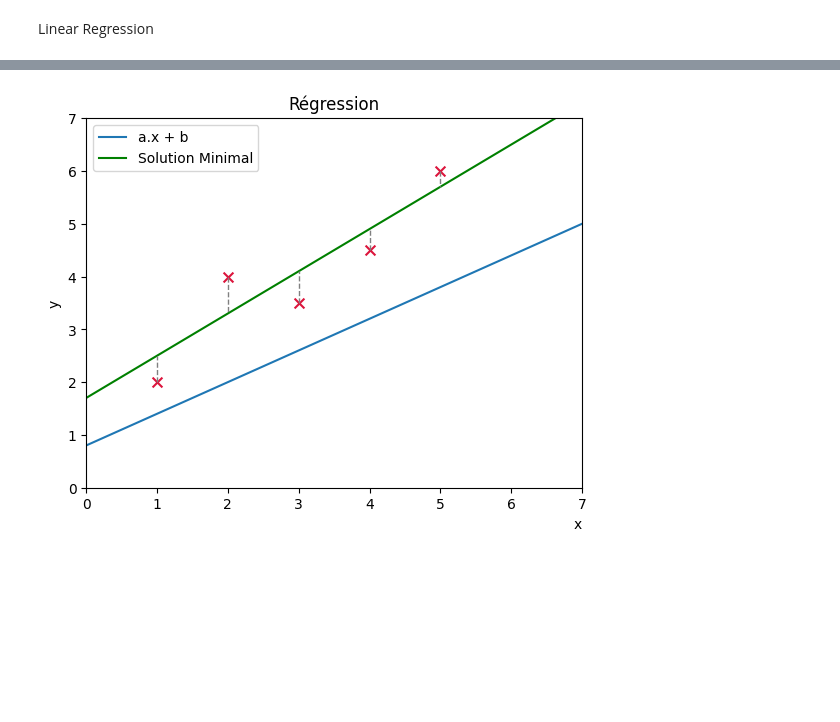
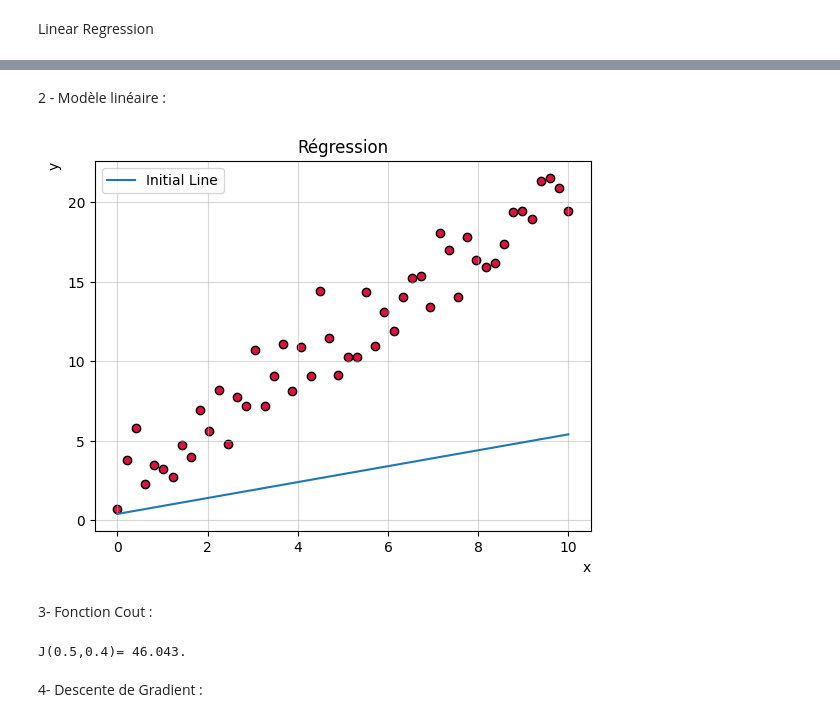
Before and after one commit to AbdelDjaliLBlk/CS-Materials, a Jupyter notebook: Semestre07/Machine Learning/Regression.ipynb, the cells around one changed output, grey strips where cells are left out. Drawn from its saved outputs; the diff is of its cells as text; code cells hidden in the pictures; blank space fills up the shorter version.

```diff
--- a/Semestre07/Machine Learning/Regression.ipynb
+++ b/Semestre07/Machine Learning/Regression.ipynb
@@ -6,4 +8,7 @@ import matplotlib.pyplot as plt
 # %%
-x = np.linspace(0, 7, 100)
-points_x = np.array([1, 2, 3, 4, 5])
-points_y = np.array([2, 4, 3.5, 4.5, 6])
+a = 0.5 ; b = 0.4
+x = np.linspace(0, 10, 50)
+y = 2 * x + 1 + np.random.randn(50) * 1.5
+fig , ax = plt.subplots()
+ax.grid(6,alpha=0.5)
+ax.scatter(x,y,c="crimson",edgecolors='k')
@@ -10,5 +17,0 @@ points_y = np.array([2, 4, 3.5, 4.5, 6])
-# %%
-fig , ax = plt.subplots()
-ax.set_ylim(0,7)
-ax.set_xlim(0,7)
-ax.scatter(points_x,points_y,s=50,c="crimson",marker = "x")
@@ -18,11 +18,30 @@ ax.scatter(points_x,points_y,s=50,c="crimson",marker = "x")
+# %% [markdown]
+2 - Modèle linéaire :
 # %%
-ax.plot(x, 0.6 * x + 0.8 , label = "a.x + b")
-ax.plot(x, 0.8 * x + 1.7 , label = "Solution Minimal" ,c ='green')
-ax.vlines(points_x,points_y,0.8 * points_x + 1.7,linestyles='--',colors = 'gray',linewidth=1)
+ax.plot(x, a * x + b , label = "Initial Line")
 ax.legend()
 ax.set_xlabel('x', loc= 'right')
-ax.set_ylabel('y')
+ax.set_ylabel('y', loc = 'top')
 ax.set_title("Régression")
 fig
 # %% [output]
-[figure, old version]
+[figure, new version]
+# %% [markdown]
+3- Fonction Cout :
+# %%
+#   J(a,b)
+def fonction_cout(x,y,a,b,m):
+    s = 0
+    for i in range(m):
+        s += (a * x[i] + b - y[i])**2
+    return s / (2*m)
+
+# Version Plus Simple:
+def fonction_cout_simp(x,y,a,b,m):
+    return np.sum( ( a * x + b - y ) **2  / (2 * m))
+
+print(f"J({a},{b})= {fonction_cout(x,y,0.5,0.4,50):.3f}.")
+# %% [output]
+J(0.5,0.4)= 46.043.
+# %% [markdown]
+4- Descente de Gradient :
```
Also changed, not shown: parts of 4 cells of this notebook, 7 other files.
